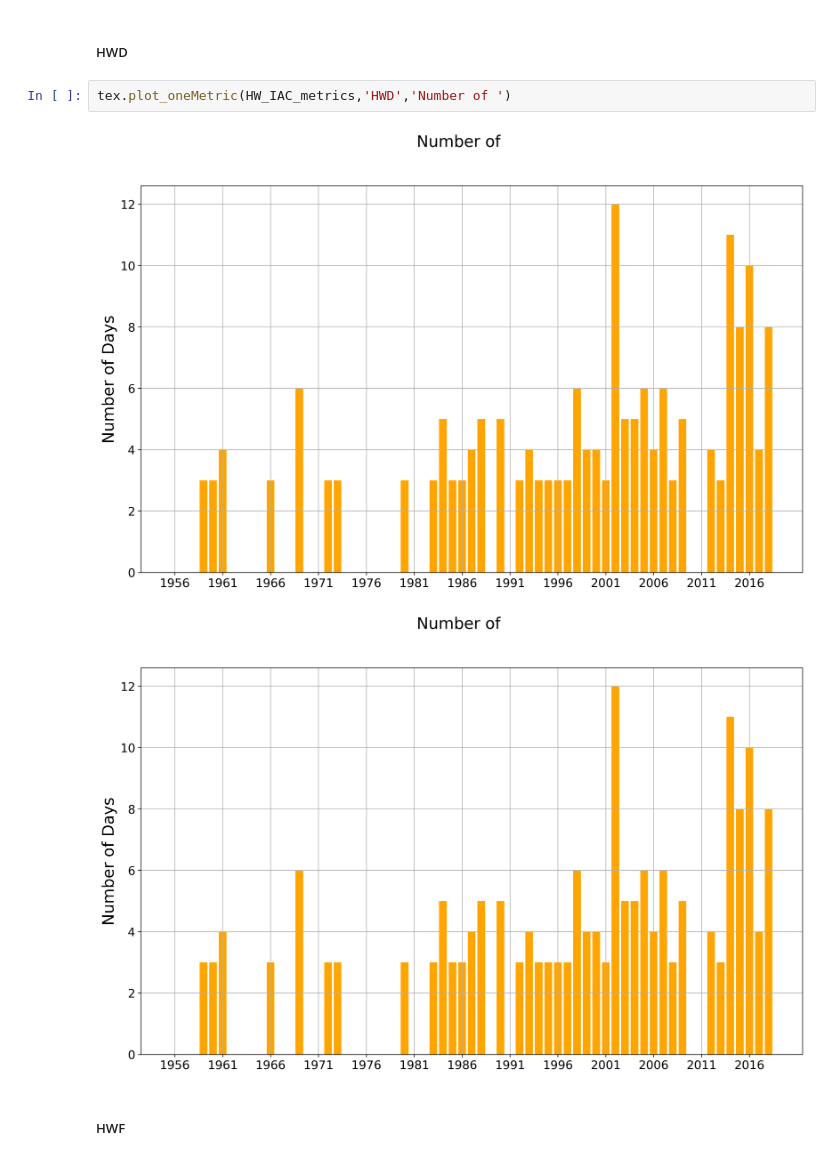
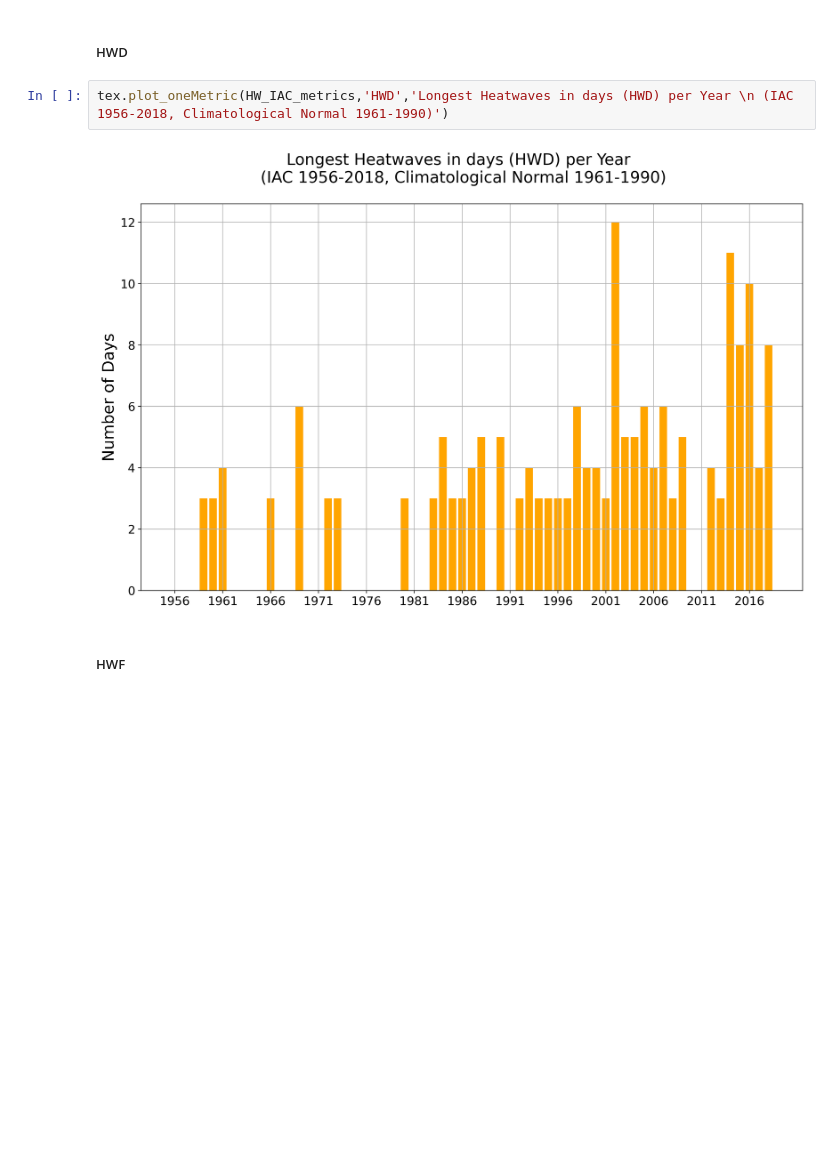
Before and after one commit to climate-and-health-datasci-Unicamp/py-climate-health-toolbox, a Jupyter notebook: examples/IAC_heatwave_analyses.ipynb, the cells around one changed output. Drawn from its saved outputs; the diff is of its cells as text; blank space fills up the shorter version.

```diff
--- a/examples/IAC_heatwave_analyses.ipynb
+++ b/examples/IAC_heatwave_analyses.ipynb
@@ -338,9 +372,8 @@ tex.plot_oneMetric(HW_IAC_metrics,'HWN','Number of ')
 # %% [markdown]
 ##### HWD
-# %%
-tex.plot_oneMetric(HW_IAC_metrics,'HWD','Number of ')
-# %% [output]
-[figure, removed]
-[figure, removed]
+# %%
+tex.plot_oneMetric(HW_IAC_metrics,'HWD','Longest Heatwaves in days (HWD) per Year \n (IAC 1956-2018, Climatological Normal 1961-1990)')
+# %% [output]
+[figure, added]
 # %% [markdown]
 ##### HWF
```
Also changed, not shown: parts of 184 cells of this notebook.
